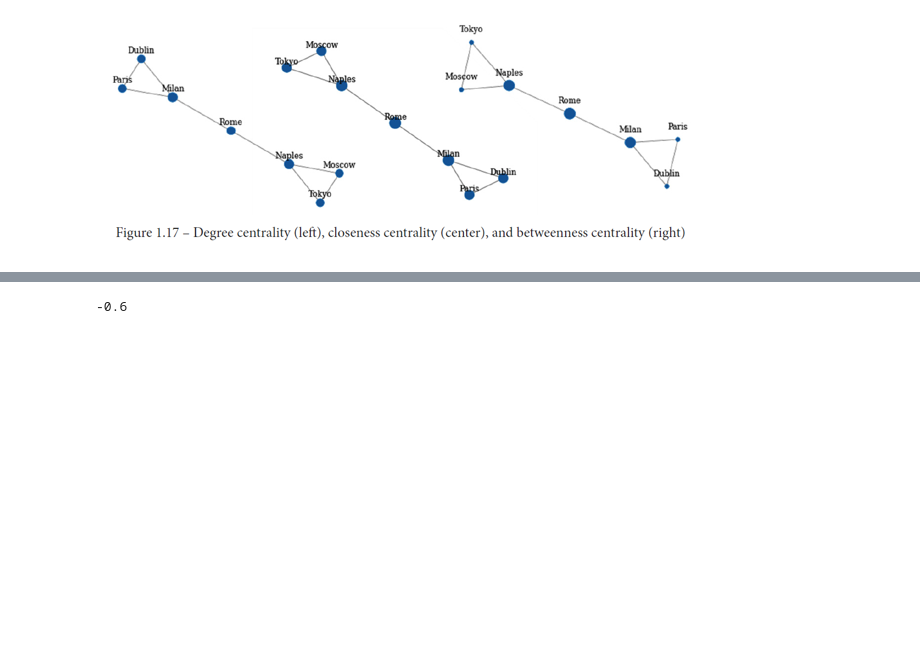
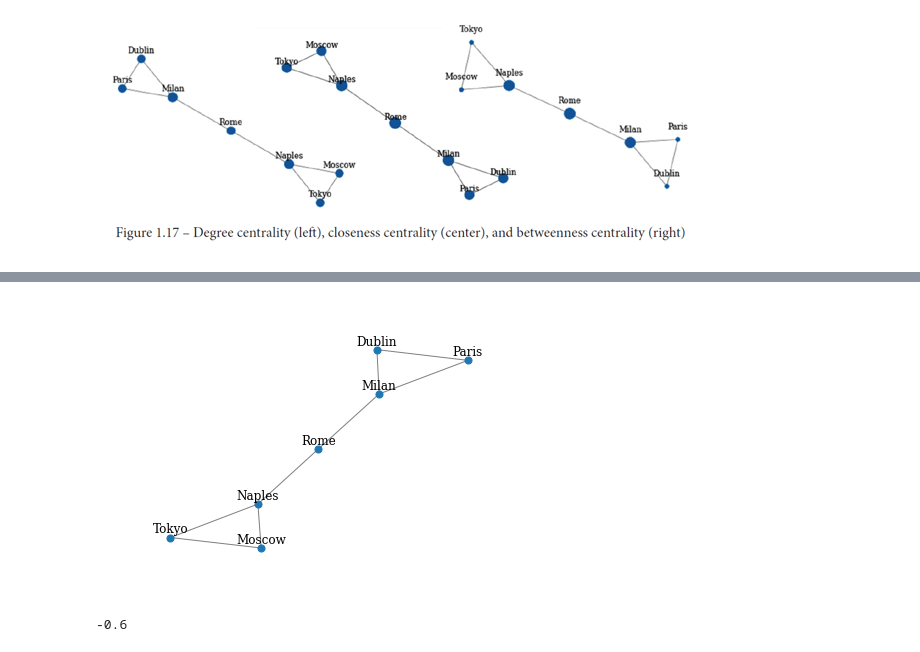
Before and after one commit to lin3372/BK_Graph_Machine_Learning_Pkt21, a Jupyter notebook: 01_03_Graph_metrics.ipynb, the cells around one changed output, grey strips where cells are left out. Saved outputs shown, nothing was run; the diff lists cells and outputs as text; code cells hidden in the pictures; blank space fills up the shorter version.

```diff
--- a/01_03_Graph_metrics.ipynb
+++ b/01_03_Graph_metrics.ipynb
@@ -412,3 +423,11 @@ In Figure 1.17, we illustrate the difference between degree centrality, closenes
+# %%
+G = nx.Graph()
+nodes = {1:'Dublin',2:'Paris',3:'Milan',4:'Rome',5:'Naples',6:'Moscow',7:'Tokyo'}
+G.add_nodes_from(nodes.keys())
+G.add_edges_from([(1,2),(1,3),(2,3),(3,4),(4,5),(5,6),(6,7),(7,5)])
+draw_graph(G, node_names=nodes)
+# %% [output]
+[figure, added]
 # %%
 nx.degree_pearson_correlation_coefficient(G)
 # %% [output]
```
Also changed, not shown: parts of 6 cells of this notebook.
